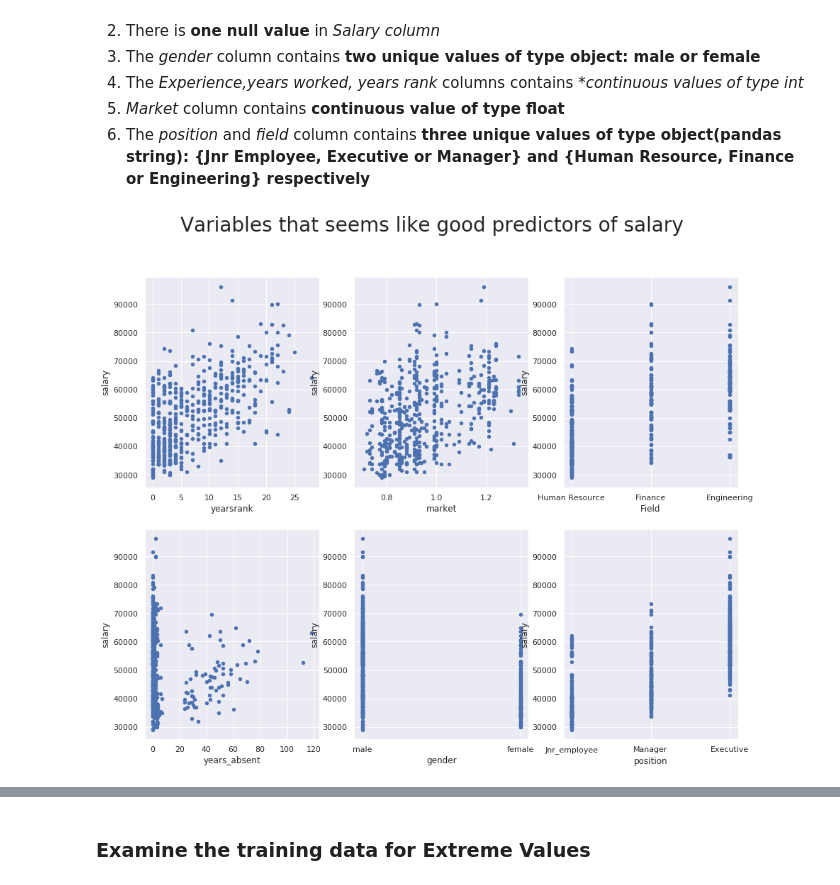
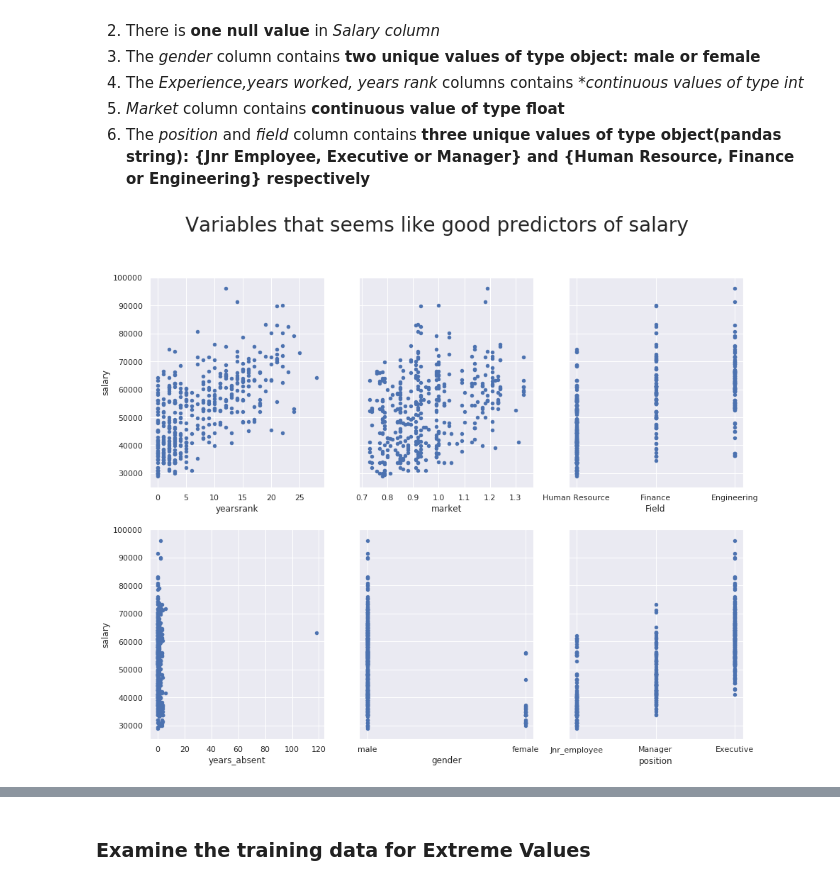
Before and after one commit to tshepojrampai/multivariate_linear_regression, a Jupyter notebook: linear_regression.ipynb, the cells around one changed output, grey strips where cells are left out. Drawn from its saved outputs; the diff is of its cells as text; code cells hidden in the pictures.

```diff
--- a/linear_regression.ipynb
+++ b/linear_regression.ipynb
@@ -49,7 +49,7 @@ df_salary
 #Splitting the data into the train and test set"
 split = len(df_salary)*0.8
 print("80% of the data set must contain ",round(split), 'rows')
-df_sample = df_salary.loc[:,['salary','yearsworked','position','gender','Field','yearsrank']]
+df_sample = df_salary.loc[:,['salary','yearsworked','position','gender','Field','yearsrank','market','years_absent']]
 df_train =  df_sample.loc[:split,:]
 df_test = df_sample.loc[split:,:]
 df_train
@@ -79,16 +79,16 @@ df_train
 # %%
 # Reducing the level of the axis logger to error:
 from matplotlib.axes._axes import _log as matplotlib_axes_logger
 matplotlib_axes_logger.setLevel('ERROR')
-
-fig, axs = plt.subplots(2, 3,)
+sns.set()
+fig, axs = plt.subplots(2, 3,sharey=True)
 fig.suptitle('Variables that seems like good predictors of salary', fontsize=28)
-df_salary.plot(kind='scatter', x='yearsrank', y='salary', ax=axs[0,0],figsize=(15, 12))
-df_salary.plot(kind='scatter', x='market', y='salary', ax=axs[0,1])
-df_salary.plot(kind='scatter', x='Field', y='salary', ax=axs[0,2])
-df_salary.plot(kind='scatter', x='years_absent', y='salary', ax=axs[1,0])
-df_salary.plot(kind='scatter', x='gender', y='salary', ax=axs[1,1])
-df_salary.plot(kind='scatter', x='position', y='salary', ax=axs[1,2])
+df_train.plot(kind='scatter', x='yearsrank', y='salary', ax=axs[0,0],figsize=(15, 12))
+df_train.plot(kind='scatter', x='market', y='salary', ax=axs[0,1])
+df_train.plot(kind='scatter', x='Field', y='salary', ax=axs[0,2])
+df_train.plot(kind='scatter', x='years_absent', y='salary', ax=axs[1,0])
+df_train.plot(kind='scatter', x='gender', y='salary', ax=axs[1,1])
+df_train.plot(kind='scatter', x='position', y='salary', ax=axs[1,2])
 plt.show()
 # %% [output]
-[figure, old version]
+[figure, new version]
```
Also changed, not shown: parts of 9 cells of this notebook.
